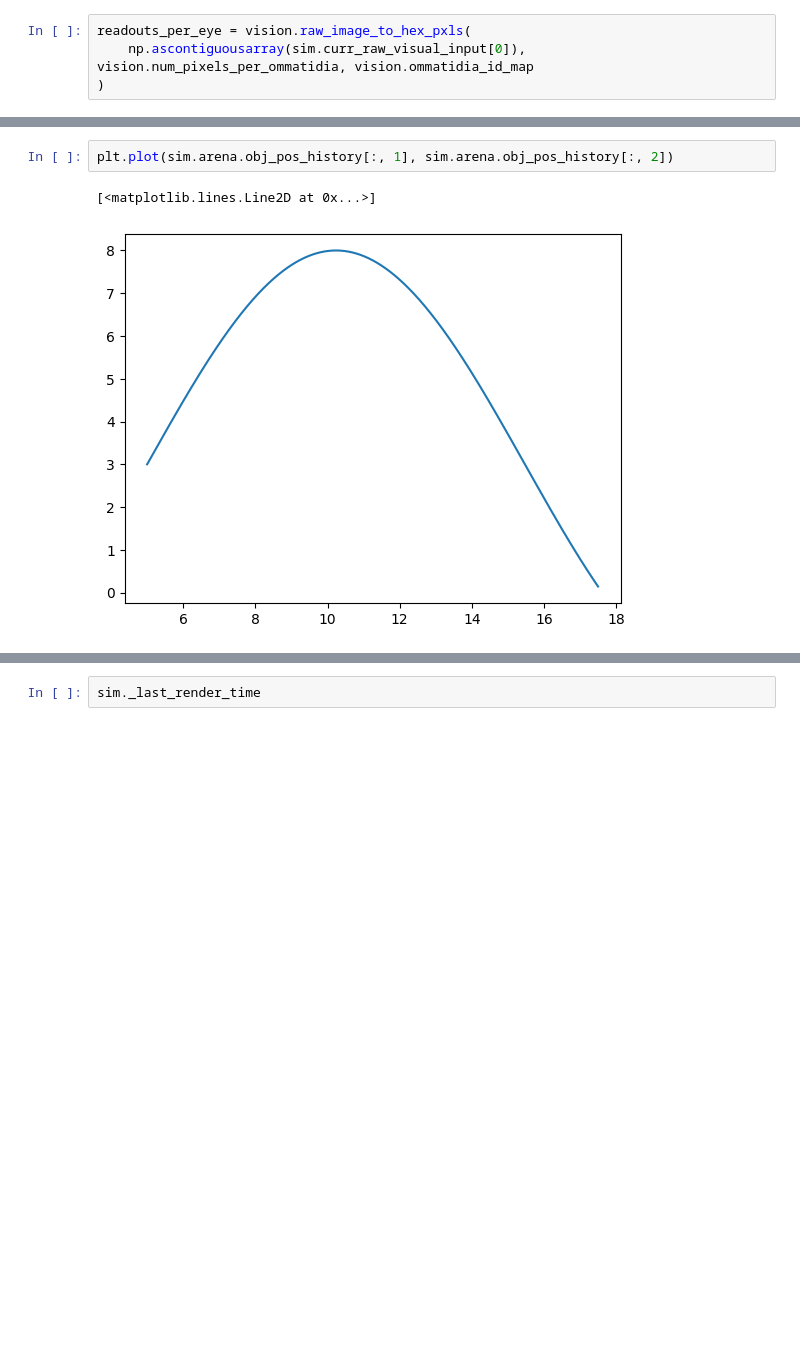
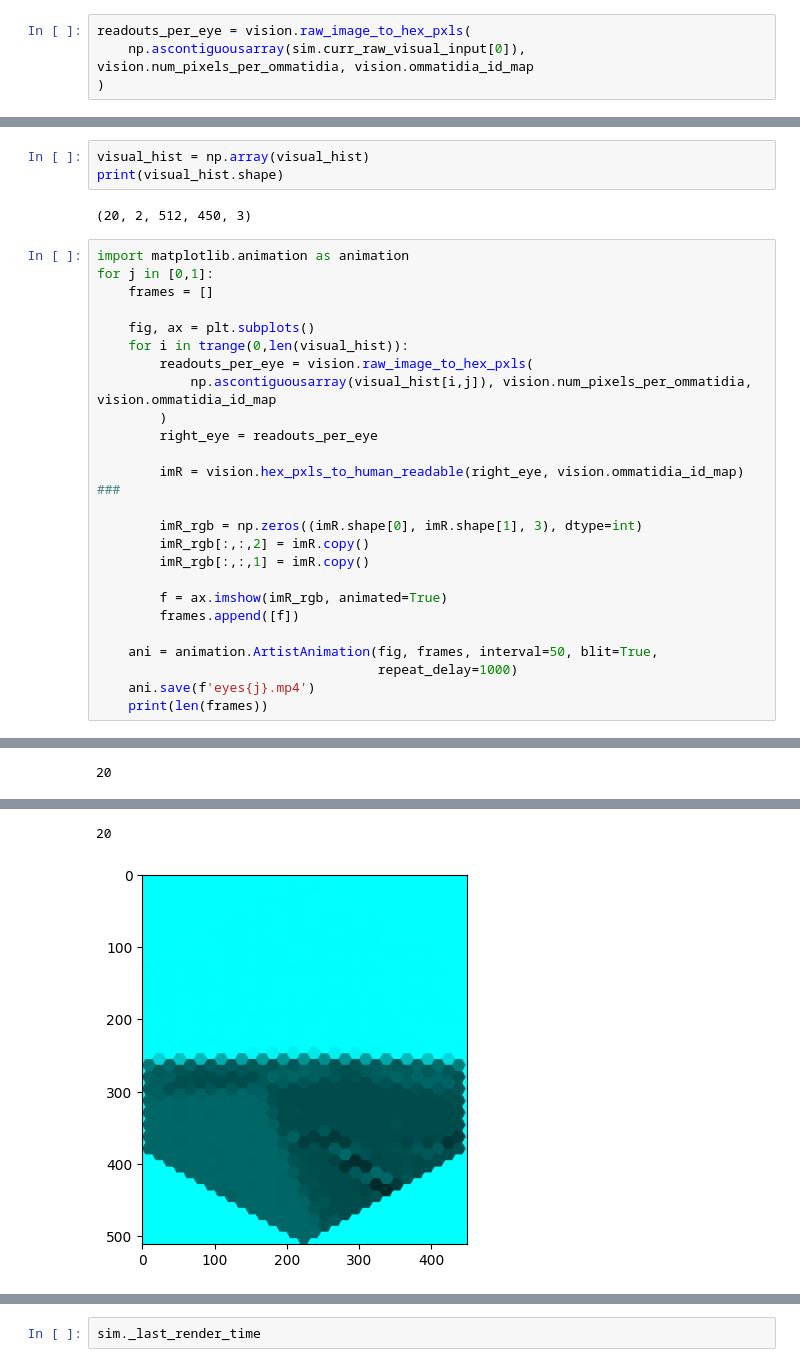
Before and after one commit to NeLy-EPFL/nmf2-paper, a Jupyter notebook: obstacle_avoidance/obstacle_tests.ipynb, the cells around one changed output, grey strips where cells are left out. Saved outputs shown, nothing was run; the diff lists cells and outputs as text; blank space fills up the shorter version.

```diff
--- a/obstacle_avoidance/obstacle_tests.ipynb
+++ b/obstacle_avoidance/obstacle_tests.ipynb
@@ -88,5 +67,31 @@ array([202.11720172, 369.65045229])
-# %%
-plt.plot(sim.arena.obj_pos_history[:, 1], sim.arena.obj_pos_history[:, 2])
-# %% [output]
-[<matplotlib.lines.Line2D at 0x...>]
-[figure, removed]
+# %%
+visual_hist = np.array(visual_hist)
+print(visual_hist.shape)
+# %% [output]
+(20, 2, 512, 450, 3)
+# %%
+import matplotlib.animation as animation
+for j in [0,1]:
+    frames = []
+
+    fig, ax = plt.subplots()
+    for i in trange(0,len(visual_hist)):
+        readouts_per_eye = vision.raw_image_to_hex_pxls(
+            np.ascontiguousarray(visual_hist[i,j]), vision.num_pixels_per_ommatidia, vision.ommatidia_id_map
+        )
+        right_eye = readouts_per_eye
+
+        imR = vision.hex_pxls_to_human_readable(right_eye, vision.ommatidia_id_map)       ###
+
+        imR_rgb = np.zeros((imR.shape[0], imR.shape[1], 3), dtype=int)
+        imR_rgb[:,:,2] = imR.copy()
+        imR_rgb[:,:,1] = imR.copy()
+
+        f = ax.imshow(imR_rgb, animated=True)
+        frames.append([f])
+
+    ani = animation.ArtistAnimation(fig, frames, interval=50, blit=True,
+                                    repeat_delay=1000)
+    ani.save(f'eyes{j}.mp4')
+    print(len(frames))
+# %% [output]
@@ -92,0 +118 @@ plt.plot(sim.arena.obj_pos_history[:, 1], sim.arena.obj_pos_history[:, 2])
+20
@@ -92,0 +139,2 @@ plt.plot(sim.arena.obj_pos_history[:, 1], sim.arena.obj_pos_history[:, 2])
+20
+[figure, added]
```
Also changed, not shown: parts of 6 cells of this notebook, 2 other files.
